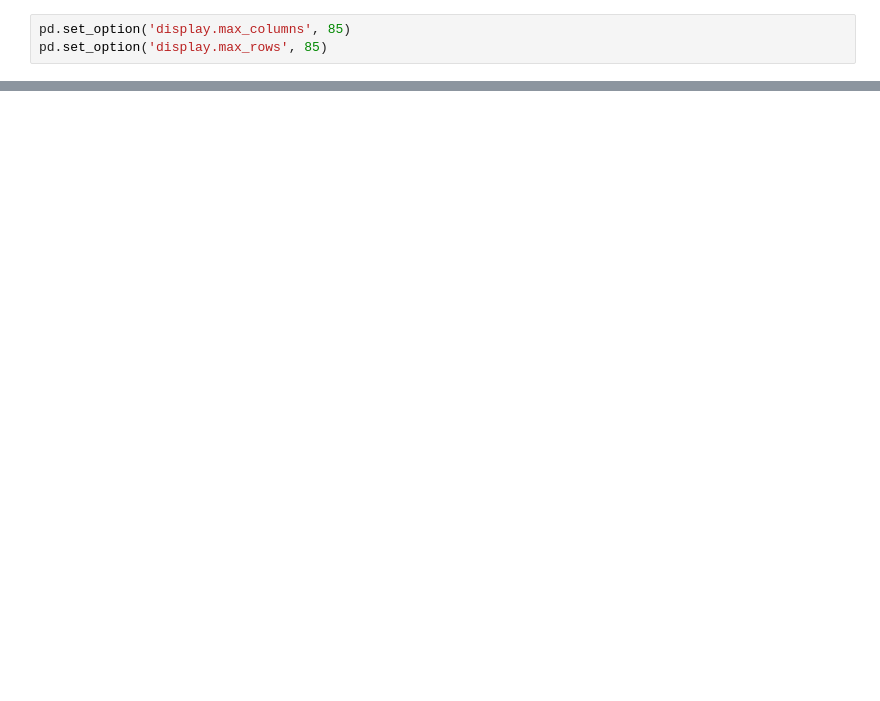
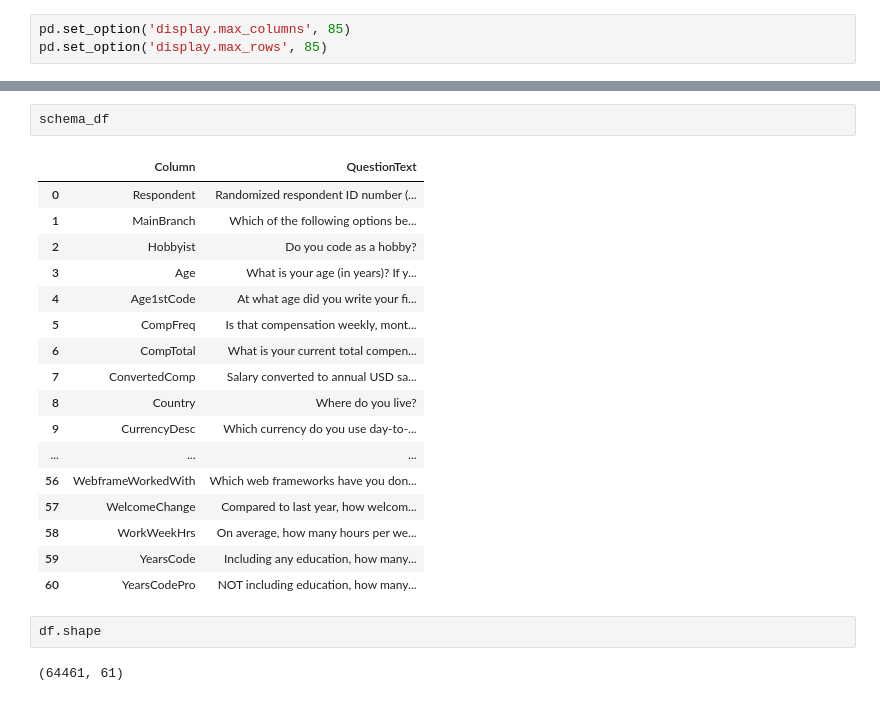
Before and after one commit to Hassanalihazaraa/pandas, a Jupyter notebook: learning_pandas.ipynb, the cells around one changed output, grey strips where cells are left out. Saved outputs shown, nothing was run; the diff lists cells and outputs as text; blank space fills up the shorter version.

```diff
--- a/learning_pandas.ipynb
+++ b/learning_pandas.ipynb
@@ -13,0 +19,24 @@ pd.set_option('display.max_rows', 85)
+# %%
+schema_df
+# %% [output]
+|  | Column | QuestionText |
+| 0 | Respondent | Randomized respondent ID number (... |
+| 1 | MainBranch | Which of the following options be... |
+| 2 | Hobbyist | Do you code as a hobby? |
+| 3 | Age | What is your age (in years)? If y... |
+| 4 | Age1stCode | At what age did you write your fi... |
+| 5 | CompFreq | Is that compensation weekly, mont... |
+| 6 | CompTotal | What is your current total compen... |
+| 7 | ConvertedComp | Salary converted to annual USD sa... |
+| 8 | Country | Where do you live? |
+| 9 | CurrencyDesc | Which currency do you use day-to-... |
+| ... | ... | ... |
+| 56 | WebframeWorkedWith | Which web frameworks have you don... |
+| 57 | WelcomeChange | Compared to last year, how welcom... |
+| 58 | WorkWeekHrs | On average, how many hours per we... |
+| 59 | YearsCode | Including any education, how many... |
+| 60 | YearsCodePro | NOT including education, how many... |
+# %%
+df.shape
+# %% [output]
+(64461, 61)
```
Also changed, not shown: parts of 7 cells of this notebook.
